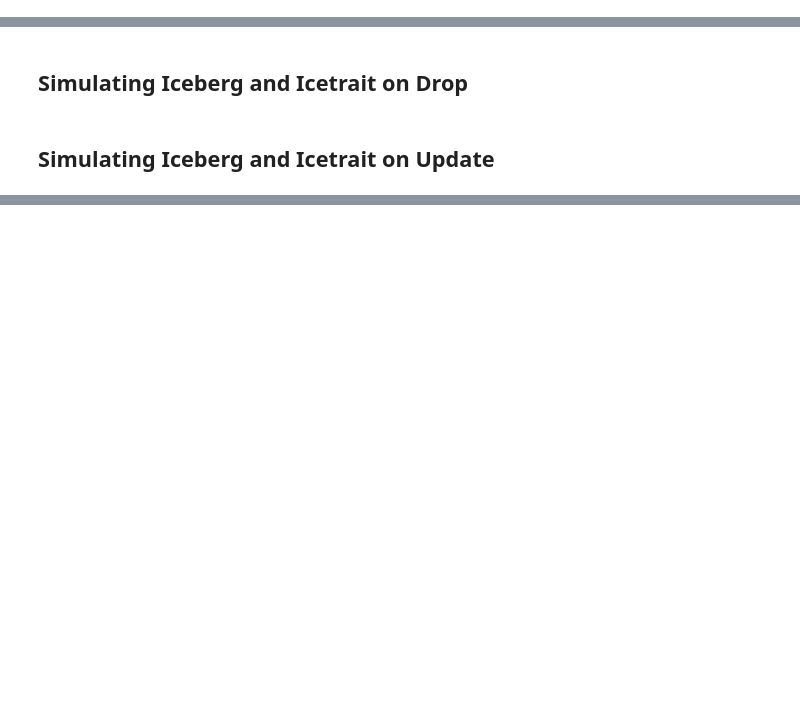
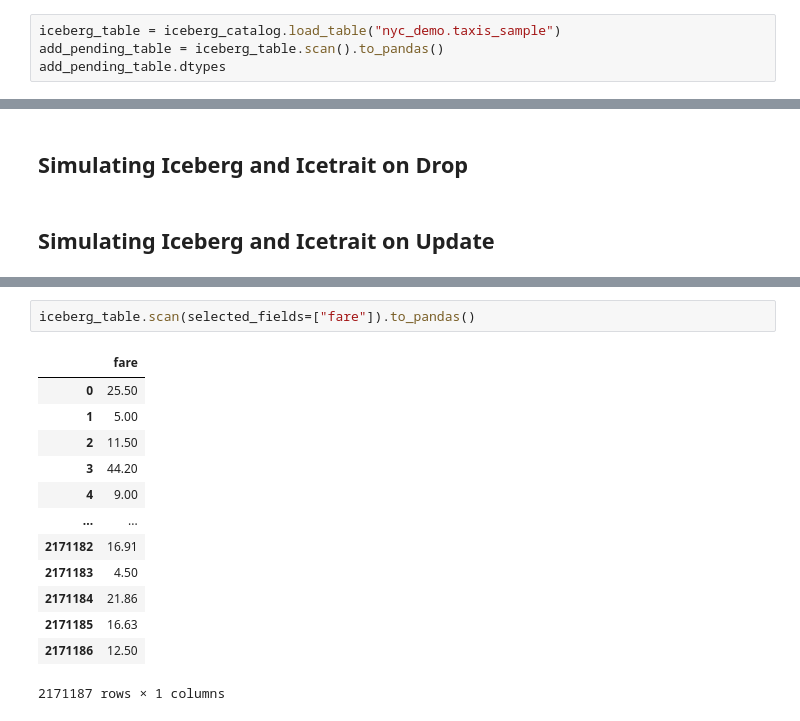
Before and after one commit to vibhatha/docker-spark-iceberg, a Jupyter notebook: spark/notebooks/icetrait_schema_evolution.ipynb, the cells around one changed output, grey strips where cells are left out. Saved outputs shown, nothing was run; the diff lists cells and outputs as text; blank space fills up the shorter version.

```diff
--- a/spark/notebooks/icetrait_schema_evolution.ipynb
+++ b/spark/notebooks/icetrait_schema_evolution.ipynb
@@ -186,0 +370,4 @@ assert iceberg_df.equals(df_duckdb_substrait)
+# %%
+iceberg_table = iceberg_catalog.load_table("nyc_demo.taxis_sample")
+add_pending_table = iceberg_table.scan().to_pandas()
+add_pending_table.dtypes
@@ -190,0 +508,16 @@ assert iceberg_df.equals(df_duckdb_substrait)
+# %%
+iceberg_table.scan(selected_fields=["fare"]).to_pandas()
+# %% [output]
+|  | fare |
+| 0 | 25.50 |
+| 1 | 5.00 |
+| 2 | 11.50 |
+| 3 | 44.20 |
+| 4 | 9.00 |
+| ... | ... |
+| 2171182 | 16.91 |
+| 2171183 | 4.50 |
+| 2171184 | 21.86 |
+| 2171185 | 16.63 |
+| 2171186 | 12.50 |
+2171187 rows × 1 columns
```
Also changed, not shown: parts of 35 cells of this notebook.
